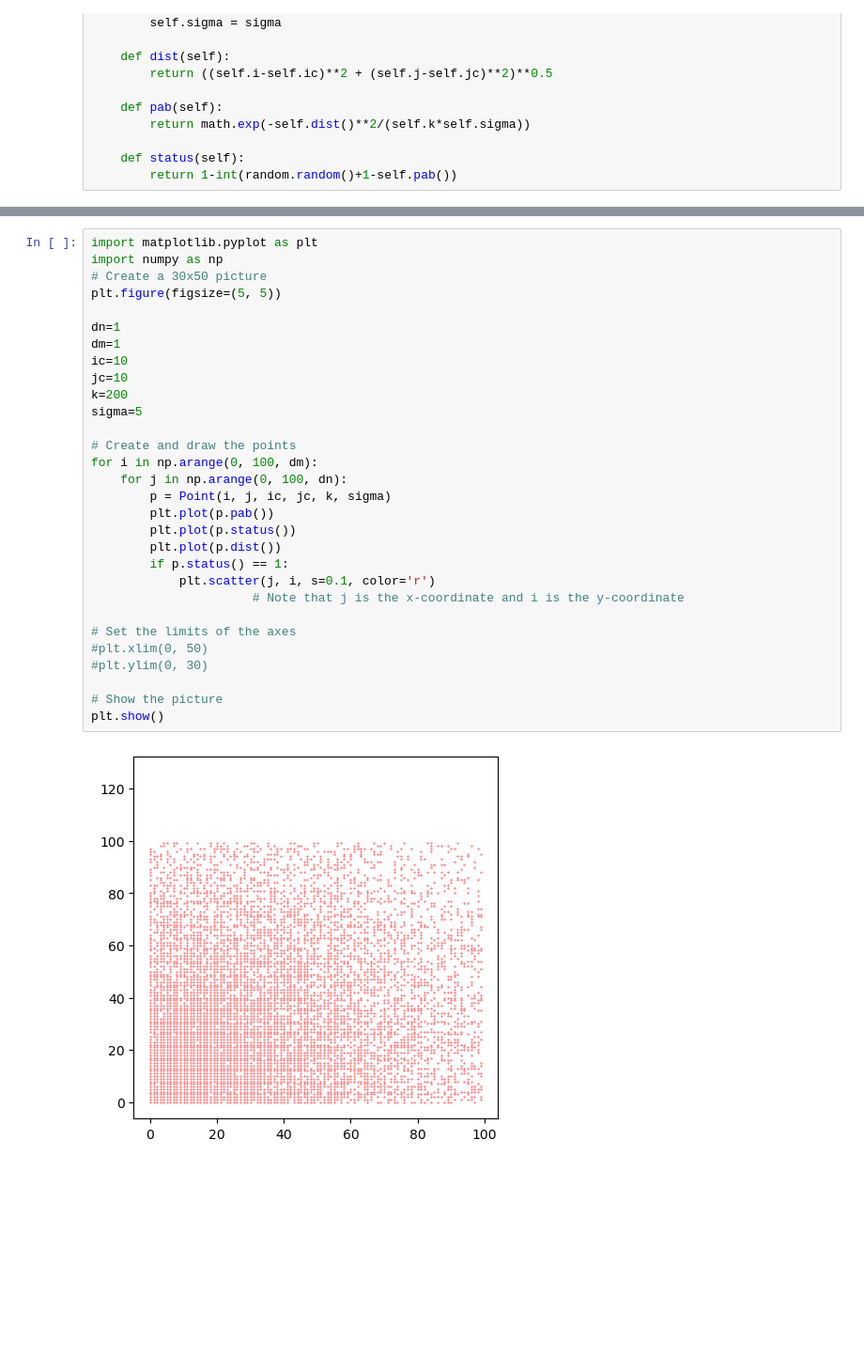
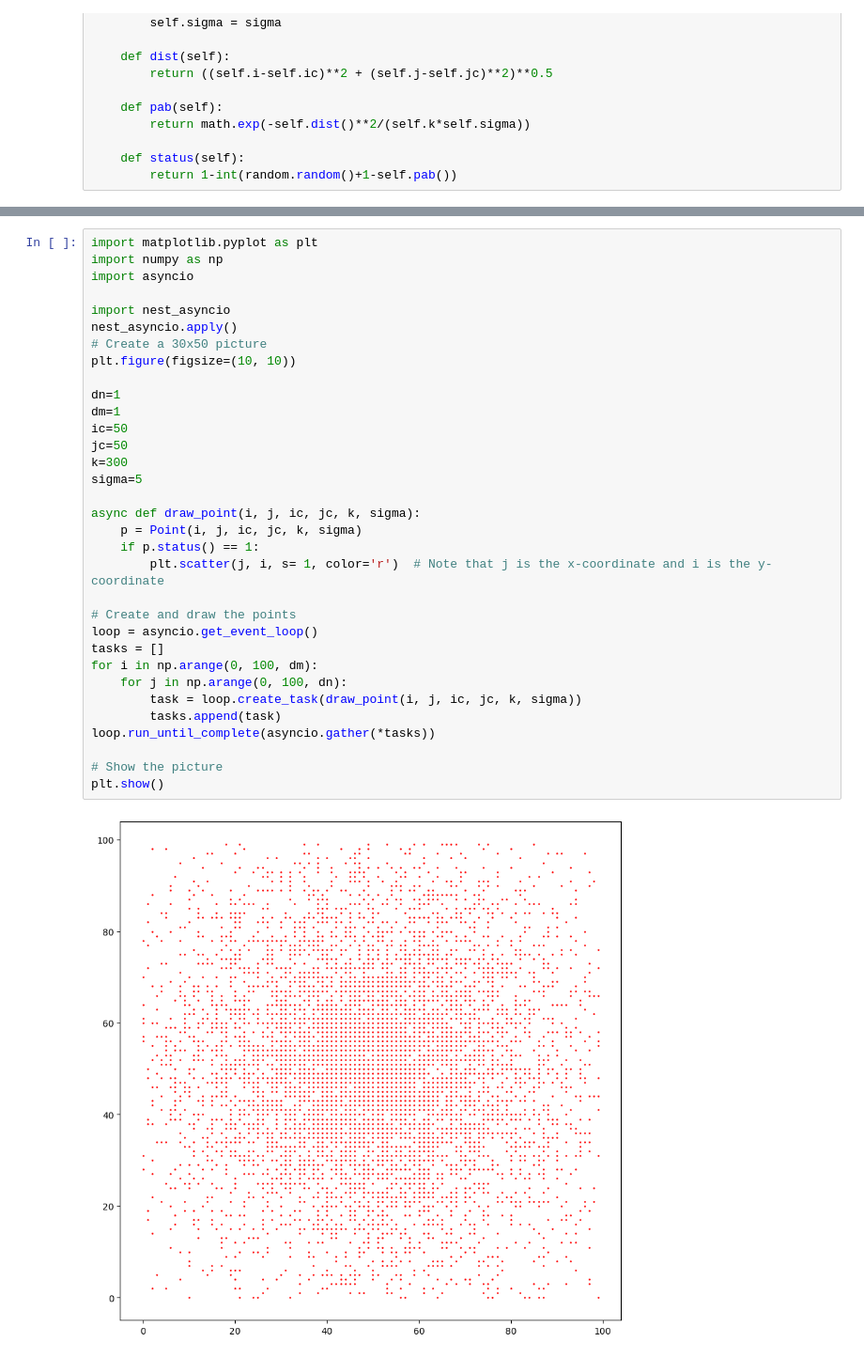
Before and after one commit to NUAAteam/SAR, a Jupyter notebook: new.ipynb, the cells around one changed output, grey strips where cells are left out. Shown at 94% size. Cells and saved outputs as stored; diff of their text form; blank space fills up the shorter version.

```diff
--- a/new.ipynb
+++ b/new.ipynb
@@ -53,32 +54,35 @@ plt.show()
 # %%
 import matplotlib.pyplot as plt
 import numpy as np
+import asyncio
+
+import nest_asyncio
+nest_asyncio.apply()
 # Create a 30x50 picture
-plt.figure(figsize=(5, 5))
+plt.figure(figsize=(10, 10))
 
 dn=1
 dm=1
-ic=10
-jc=10
-k=200
+ic=50
+jc=50
+k=300
 sigma=5
 
+async def draw_point(i, j, ic, jc, k, sigma):
+    p = Point(i, j, ic, jc, k, sigma)
+    if p.status() == 1:
+        plt.scatter(j, i, s= 1, color='r')  # Note that j is the x-coordinate and i is the y-coordinate
+
 # Create and draw the points
+loop = asyncio.get_event_loop()
+tasks = []
 for i in np.arange(0, 100, dm):
     for j in np.arange(0, 100, dn):
-        p = Point(i, j, ic, jc, k, sigma)
-        plt.plot(p.pab())
-        plt.plot(p.status())
-        plt.plot(p.dist())
-        if p.status() == 1:
-            plt.scatter(j, i, s=0.1, color='r')
-                      # Note that j is the x-coordinate and i is the y-coordinate
-
-# Set the limits of the axes
-#plt.xlim(0, 50)
-#plt.ylim(0, 30)
+        task = loop.create_task(draw_point(i, j, ic, jc, k, sigma))
+        tasks.append(task)
+loop.run_until_complete(asyncio.gather(*tasks))
 
 # Show the picture
 plt.show()
 # %% [output]
-[figure, old version]
+[figure, new version]
```
Also changed, not shown: parts of 4 cells of this notebook, 1 other file.
